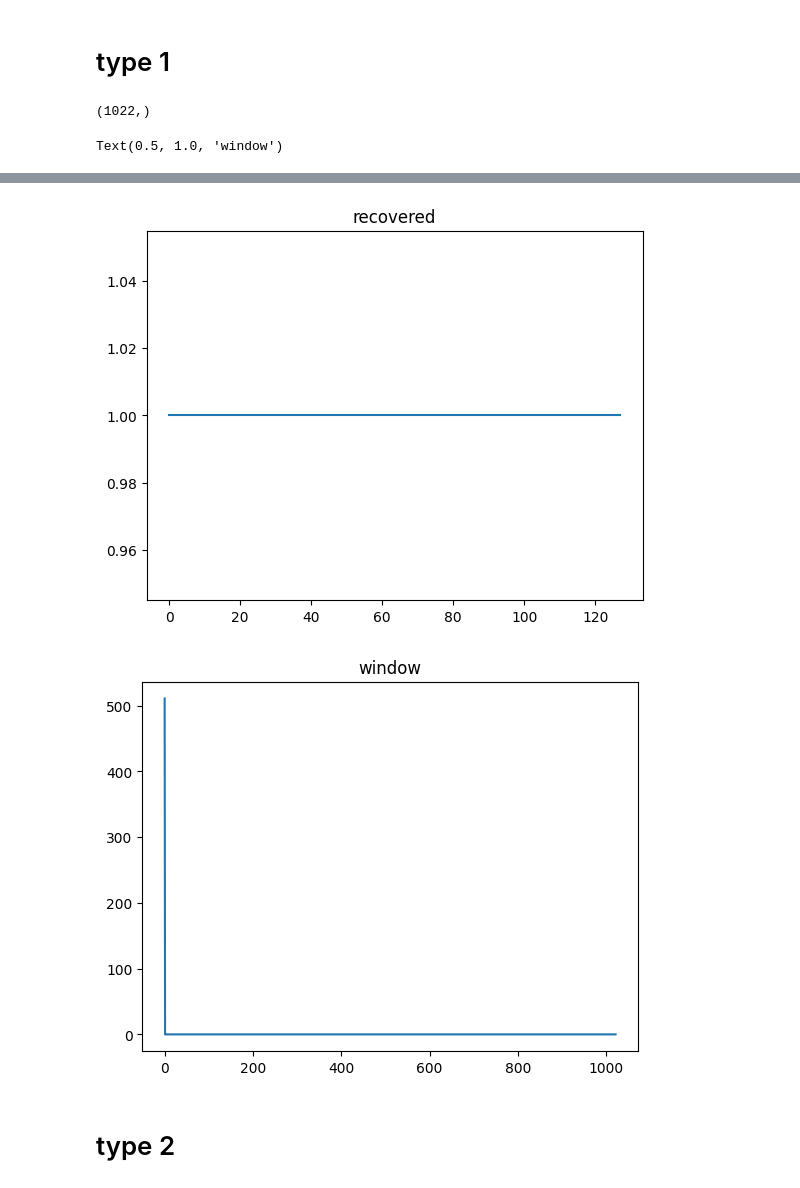
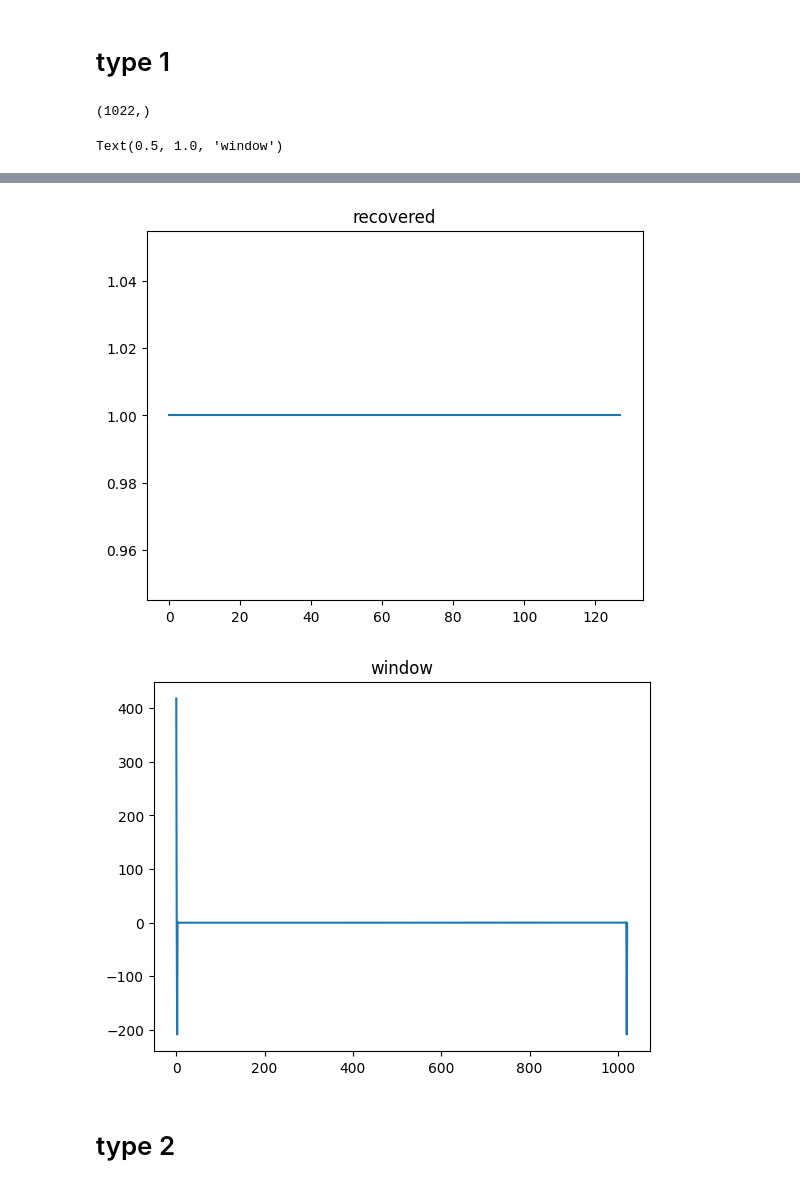
Before and after one commit to kooBH/prac, a Jupyter notebook: window.ipynb, the cells around one changed output, grey strips where cells are left out. Drawn from its saved outputs; the diff is of its cells as text; code cells hidden in the pictures.

```diff
--- a/window.ipynb
+++ b/window.ipynb
@@ -12,8 +12,7 @@ MATLAB_pi = 3.14159265358979323846
 # %%
 hann = np.zeros(frame_size)
 for i in range(frame_size) :
-  hann[i] = 0.5 * (1.0 - np.cos(2.0 * 3.14159265358979323846 * i / (frame_size)) / np.sqrt(frame_size * 0.3750) / shift_size);
-
+  hann[i] = 0.5 * (1.0 - np.cos(2.0 * 3.14159265358979323846 * i / (frame_size))) / np.sqrt((frame_size * 0.3750) / shift_size);
 plt.figure()
 plt.plot(hann)
 plt.title("window")
@@ -39,5 +38,5 @@ Text(0.5, 1.0, 'window')
 [figure]
-[figure, old version]
+[figure, new version]
 # %% [markdown]
 # type 2
 # %%
```
Also changed, not shown: parts of 10 cells of this notebook, 18 other files.
